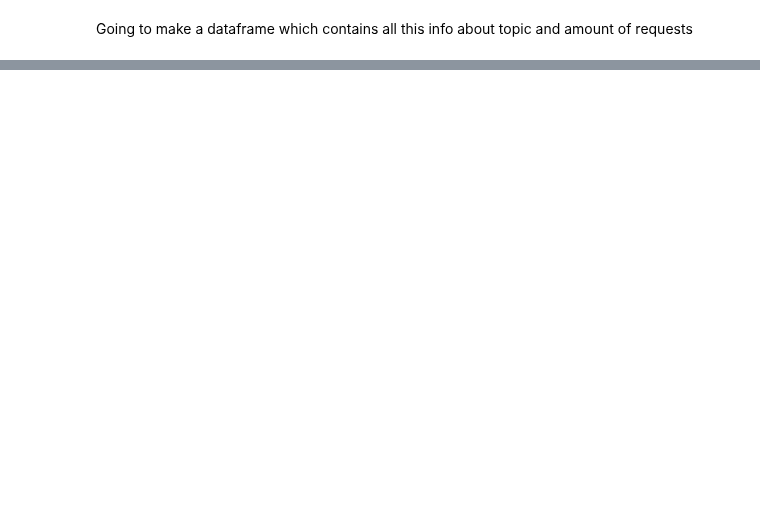
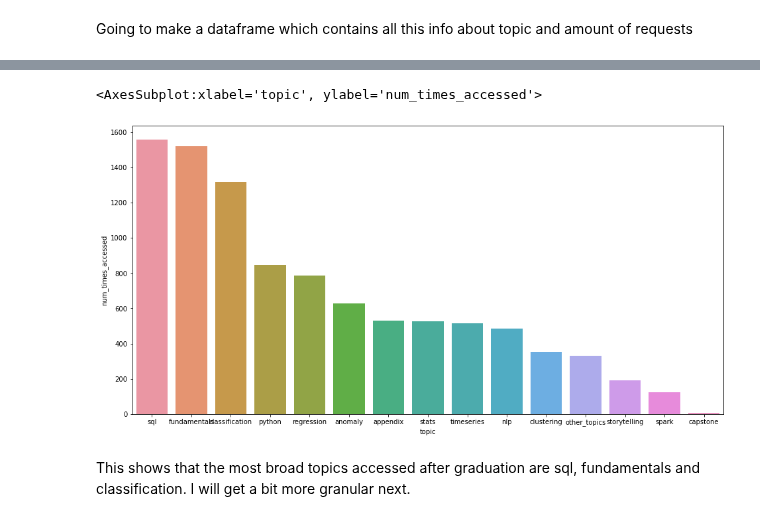
Before and after one commit to AACKV/anomaly_detection_project, a Jupyter notebook: andrew_working_notebook.ipynb, the cells around one changed output, grey strips where cells are left out. Saved outputs shown, nothing was run; the diff lists cells and outputs as text; code cells hidden in the pictures; blank space fills up the shorter version.

```diff
--- a/andrew_working_notebook.ipynb
+++ b/andrew_working_notebook.ipynb
@@ -578,0 +824,3 @@ sns.barplot(data= wd_results_df, x = 'topic', y = 'times_accessed')
+# %%
+ds_after_grad = ds_after_grad[(ds_after_grad.path != '/') & (ds_after_grad.path != 'search/search_index.json')]
+ds_after_grad
@@ -578,0 +1113,20 @@ sns.barplot(data= wd_results_df, x = 'topic', y = 'times_accessed')
+# %%
+ds_results = {'topic': ['capstone','sql','python', 'stats', 'fundamentals', 'regression', 'clustering', 'nlp', 'appendix', 'timeseries', 'anomaly', 'classification', 'spark', 'python', 'storytelling','other_topics'],
+              'num_times_accessed': [ds_after_grad[ds_after_grad.path.str.contains('capstone')].shape[0],
+                                ds_after_grad[ds_after_grad.path.str.contains('sql')].shape[0],
+                                ds_after_grad[ds_after_grad.path.str.contains('python')].shape[0],
+                                ds_after_grad[ds_after_grad.path.str.contains('stats')].shape[0],
+                                ds_after_grad[ds_after_grad.path.str.contains('fundamentals')].shape[0],
+                                ds_after_grad[ds_after_grad.path.str.contains('regression')].shape[0],
+                                ds_after_grad[ds_after_grad.path.str.contains('clustering')].shape[0],
+                                ds_after_grad[ds_after_grad.path.str.contains('nlp')].shape[0],
+                                ds_after_grad[ds_after_grad.path.str.contains('appendix')].shape[0],
+                                ds_after_grad[ds_after_grad.path.str.contains('timeseries')].shape[0],
+                                ds_after_grad[ds_after_grad.path.str.contains('anomaly')].shape[0],
+                                ds_after_grad[ds_after_grad.path.str.contains('classification')].shape[0],
+                                ds_after_grad[ds_after_grad.path.str.contains('spark')].shape[0],
+                                ds_after_grad[ds_after_grad.path.str.contains('python')].shape[0],
+                                ds_after_grad[ds_after_grad.path.str.contains('storytelling')].shape[0],
+                                ds_after_grad.shape[0]- ds_after_grad[ds_after_grad.path.str.contains('capstone|sql|python|stats|fundamentals|regression|clustering|nlp|appendix|timeseries|anomaly|classification|spark|python|storytelling')].shape[0]]}
+# %%
+ds_results_df = pd.DataFrame(ds_results).sort_values('num_times_accessed', ascending=False)
@@ -578,0 +1153,7 @@ sns.barplot(data= wd_results_df, x = 'topic', y = 'times_accessed')
+# %%
+sns.barplot(data= ds_results_df, x = 'topic', y = 'num_times_accessed')
+# %% [output]
+<AxesSubplot:xlabel='topic', ylabel='num_times_accessed'>
+[figure, added]
+# %% [markdown]
+This shows that the most broad topics accessed after graduation are sql, fundamentals and classification. I will get a bit more granular next.
```
Also changed, not shown: parts of 58 cells of this notebook.
